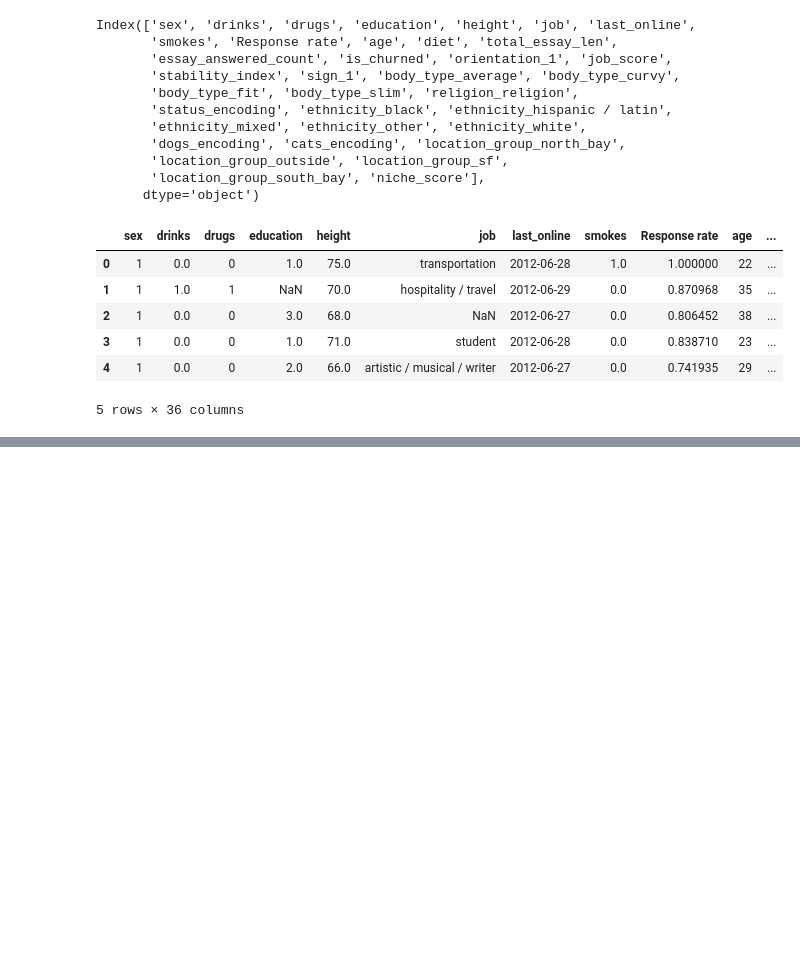
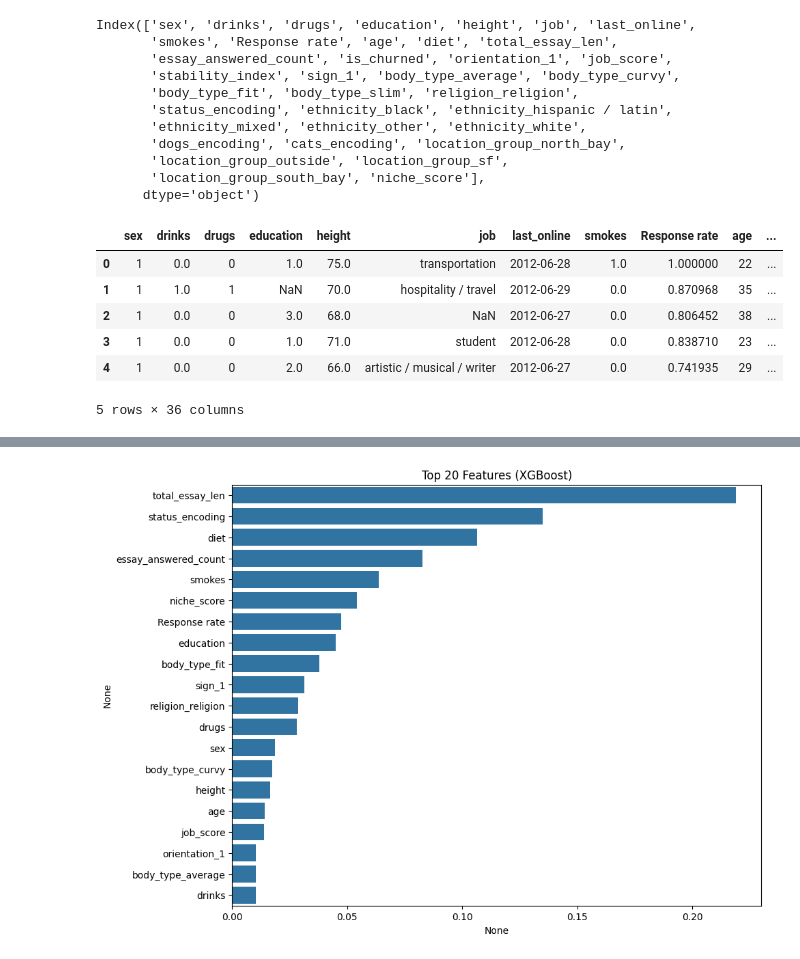
Before and after one commit to SKNETWORKS-FAMILY-AICAMP/SKN24-2nd-2Team, a Jupyter notebook: src/kmj/model.ipynb, the cells around one changed output, grey strips where cells are left out. Cells and saved outputs as stored; diff of their text form; code cells hidden in the pictures; blank space fills up the shorter version.

```diff
--- a/src/kmj/model.ipynb
+++ b/src/kmj/model.ipynb
@@ -4,7 +4,7 @@ import numpy as np
 import matplotlib.pyplot as plt
 import seaborn as sns
 # %%
-df = pd.read_csv('./data/okcupid_preprocessed.csv')
+df = pd.read_csv('./data/okcupid_preprocessed_copy.csv')
 df = df.drop('Unnamed: 0', axis=1)
 # %%
 df.columns
@@ -37,7 +37,7 @@ from sklearn.metrics import classification_report, f1_score
 # %%
 X = df.drop(['is_churned', 'last_online', 'ethnicity_black', 'ethnicity_hispanic / latin', 'ethnicity_mixed',
        'ethnicity_other', 'ethnicity_white', 'dogs_encoding', 'cats_encoding','location_group_north_bay', 'location_group_outside',
-       'location_group_sf', 'location_group_south_bay', 'job'], axis=1)
+       'location_group_sf', 'location_group_south_bay', 'job', 'stability_index'], axis=1)
 y = df['is_churned']
 # %%
 X.columns
@@ -330,0 +553,15 @@ plt.show()
+# %%
+import pandas as pd
+import seaborn as sns
+import matplotlib.pyplot as plt
+
+# XGBoost 변수 중요도 시각화
+ftr_importances = pd.Series(best_model.feature_importances_, index=X_train.columns)
+ftr_top20 = ftr_importances.sort_values(ascending=False)[:20]
+
+plt.figure(figsize=(10, 8))
+sns.barplot(x=ftr_top20, y=ftr_top20.index)
+plt.title('Top 20 Features (XGBoost)')
+plt.show()
+# %% [output]
+[figure, added]
```
Also changed, not shown: parts of 20 cells of this notebook, 1 other file.
